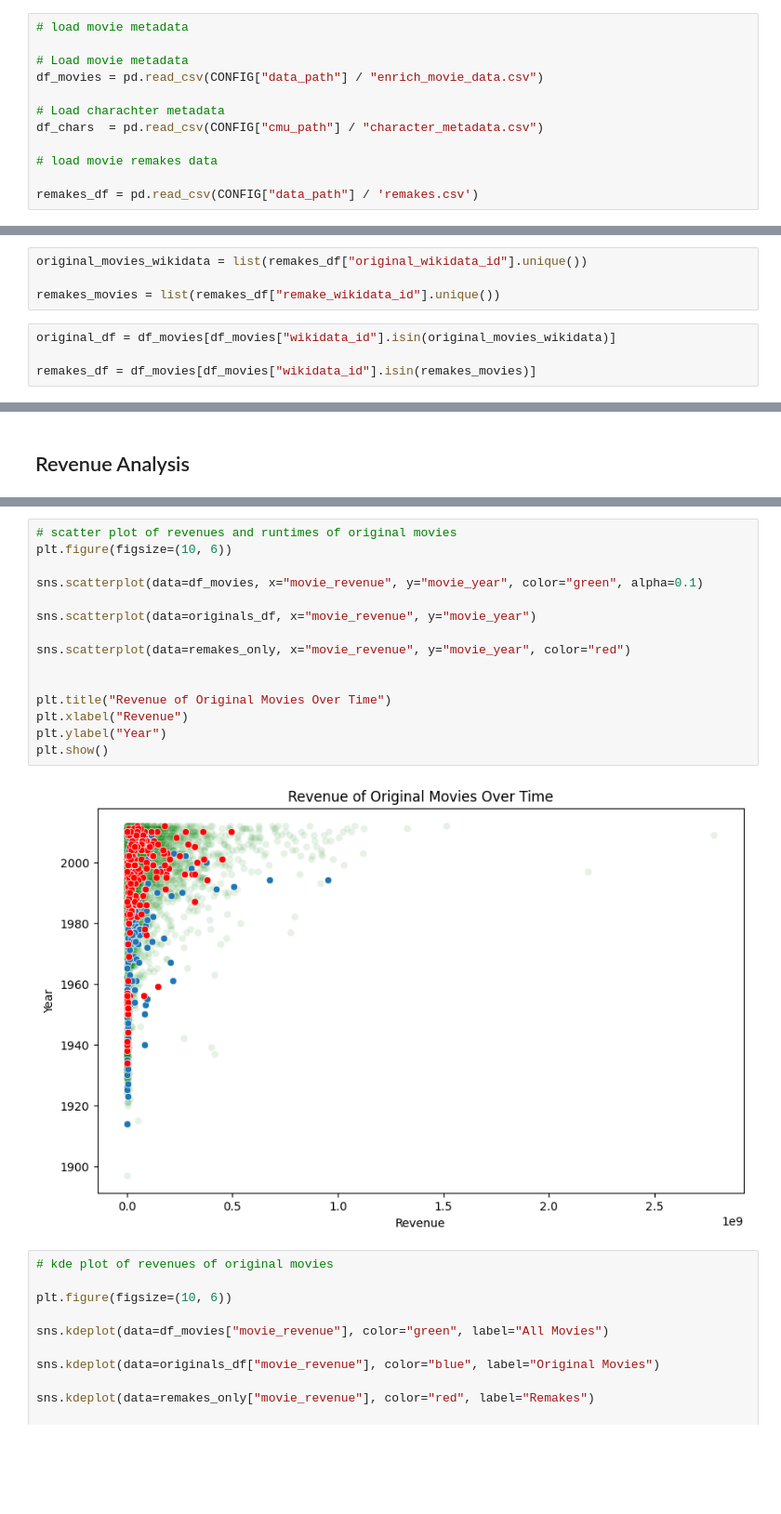
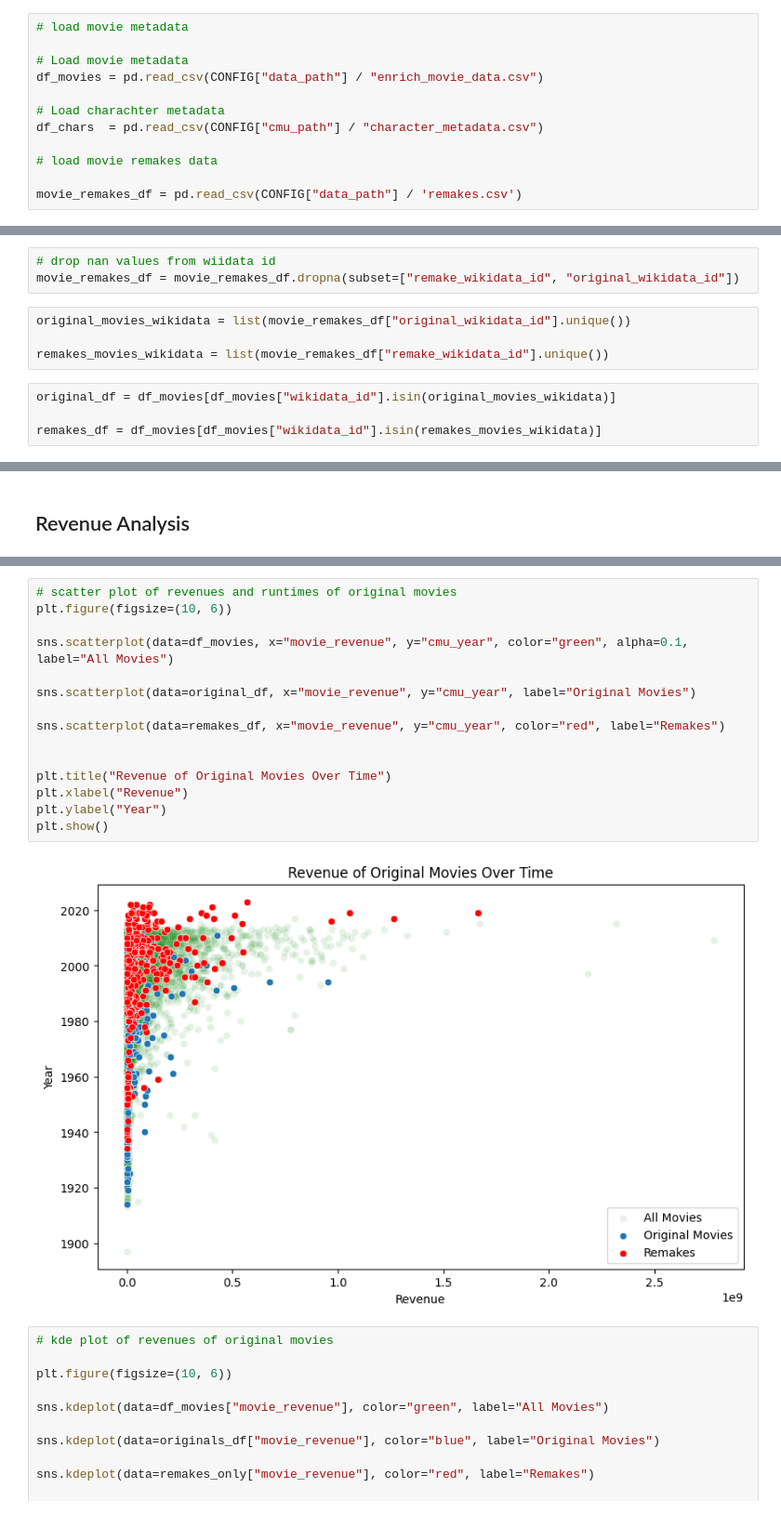
Before and after one commit to epfl-ada/ada-2024-project-madayam, a Jupyter notebook: src/main.ipynb, the cells around one changed output, grey strips where cells are left out. Shown at 93% size. Saved outputs shown, nothing was run; the diff lists cells and outputs as text; blank space fills up the shorter version.

Commit message:
update revenue analysis

```diff
--- a/src/main.ipynb
+++ b/src/main.ipynb
@@ -34,4 +34,4 @@ df_chars  = pd.read_csv(CONFIG["cmu_path"] / "character_metadata.csv")
 
 # load movie remakes data
 
-remakes_df = pd.read_csv(CONFIG["data_path"] / 'remakes.csv')
+movie_remakes_df = pd.read_csv(CONFIG["data_path"] / 'remakes.csv')
@@ -47,8 +38,11 @@ remakes_df.head()
+# %%
+# drop nan values from wiidata id
+movie_remakes_df = movie_remakes_df.dropna(subset=["remake_wikidata_id", "original_wikidata_id"])
 # %%
-original_movies_wikidata = list(remakes_df["original_wikidata_id"].unique())
+original_movies_wikidata = list(movie_remakes_df["original_wikidata_id"].unique())
 
-remakes_movies = list(remakes_df["remake_wikidata_id"].unique())
+remakes_movies_wikidata = list(movie_remakes_df["remake_wikidata_id"].unique())
 # %%
 original_df = df_movies[df_movies["wikidata_id"].isin(original_movies_wikidata)]
 
-remakes_df = df_movies[df_movies["wikidata_id"].isin(remakes_movies)]
+remakes_df = df_movies[df_movies["wikidata_id"].isin(remakes_movies_wikidata)]
@@ -109,20 +81,20 @@ Mean revenue for remakes: 68457337.3080808
 # %%
 # scatter plot of revenues and runtimes of original movies
 plt.figure(figsize=(10, 6))
 
-sns.scatterplot(data=df_movies, x="movie_revenue", y="movie_year", color="green", alpha=0.1)
+sns.scatterplot(data=df_movies, x="movie_revenue", y="cmu_year", color="green", alpha=0.1, label="All Movies")
 
-sns.scatterplot(data=originals_df, x="movie_revenue", y="movie_year")
+sns.scatterplot(data=original_df, x="movie_revenue", y="cmu_year", label="Original Movies")
 
-sns.scatterplot(data=remakes_only, x="movie_revenue", y="movie_year", color="red")
+sns.scatterplot(data=remakes_df, x="movie_revenue", y="cmu_year", color="red", label="Remakes")
 
 
 plt.title("Revenue of Original Movies Over Time")
 plt.xlabel("Revenue")
 plt.ylabel("Year")
 plt.show()
 # %% [output]
-[figure, old version]
+[figure, new version]
 # %%
 # kde plot of revenues of original movies
 
```
Also changed, not shown: parts of 8 cells of this notebook.
